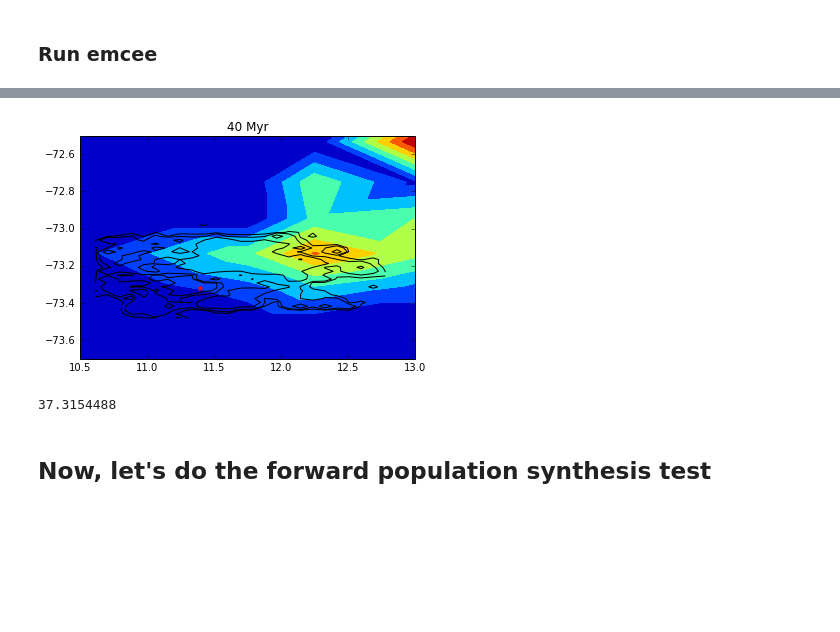
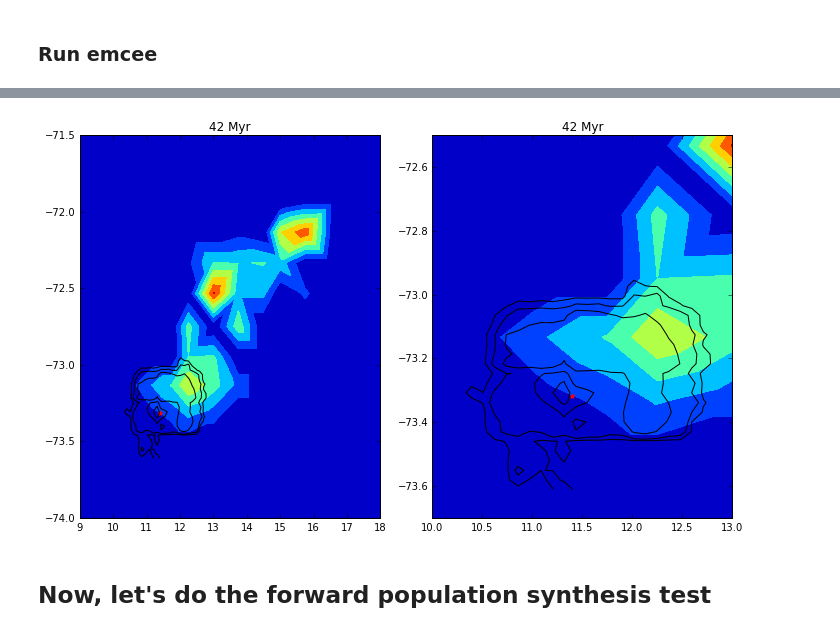
Before and after one commit to astroJeff/XRB, a Jupyter notebook: notebooks/MCMC flexible.ipynb, the cells around one changed output, grey strips where cells are left out. Cells and saved outputs as stored; diff of their text form; code cells hidden in the pictures; blank space fills up the shorter version.

Commit message:
Updated method comparison figures

```diff
--- a/notebooks/MCMC flexible.ipynb
+++ b/notebooks/MCMC flexible.ipynb
@@ -860,28 +880,43 @@ def get_LMC_plot(age):
     return plt
 # %%
 import density_contour
+
+plt.figure(figsize=(10.0, 6.0))
 
 ra_out = sampler.flatchain.T[7]
 dec_out = sampler.flatchain.T[8]
 
-get_SMC_plot(40.0)
+plt.subplot(1,2,2)
+get_SMC_plot(42.0)
 
 plt.scatter(ra_J0045, dec_J0045, marker="*", s=20, color='r')
-#plt.scatter(ra_J0045, dec_J0045, marker="s", s=400, color='k', facecolors='none')
 
 plt_kwargs = {'colors':'k'}
 density_contour.density_contour(ra_out, dec_out, nbins_x=25, nbins_y=25, **plt_kwargs)
 
-plt.xlim(10.5, 13.0)
+plt.xlim(10.0, 13.0)
 plt.ylim(-73.7, -72.5)
 
-plt.show()
+
+
+plt.subplot(1,2,1)
+get_SMC_plot(42.0)
+
+plt.scatter(ra_J0045, dec_J0045, marker="*", s=20, color='r')
+
+plt_kwargs = {'colors':'k'}
+density_contour.density_contour(ra_out, dec_out, nbins_x=25, nbins_y=25, **plt_kwargs)
+
+plt.xlim(9.0, 18.0)
+plt.ylim(-74.0, -71.5)
+
+
+plt.tight_layout()
+
+plt.savefig('../figures/J0045_dist_birth_location.pdf')
+#plt.show()
 # %% [output]
-[figure, old version]
+[figure, new version]
-# %%
-print func_sse_ms_time(8.0)
-# %% [output]
-37.3154488
 # %% [markdown]
 ## Now, let's do the forward population synthesis test
 # %%
```
Also changed, not shown: parts of 4 cells of this notebook.
